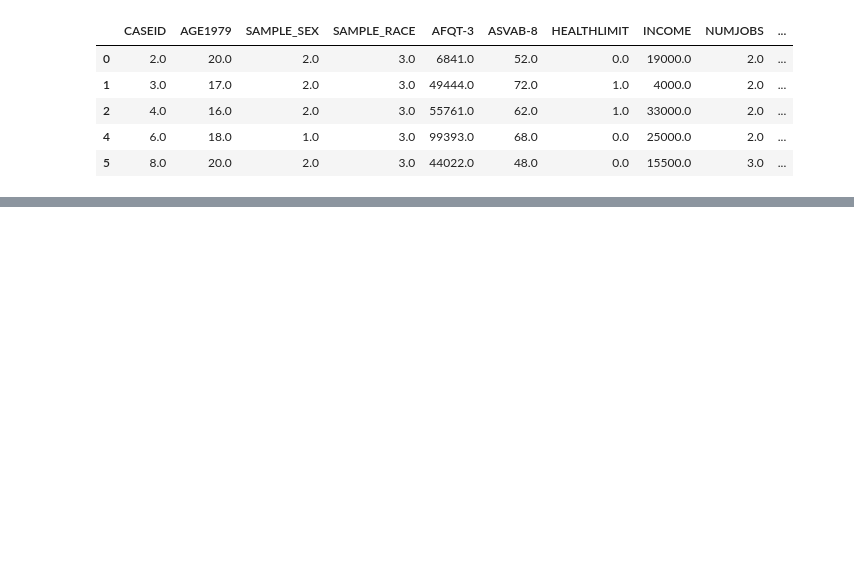
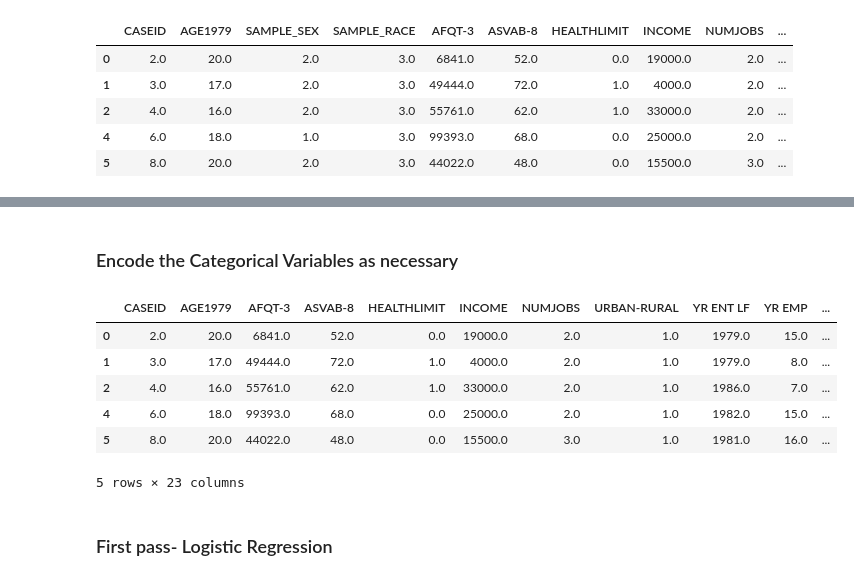
Before and after one commit to laurensedita/4741project, a Jupyter notebook: DescriptiveStats.ipynb, the cells around one changed output, grey strips where cells are left out. Drawn from its saved outputs; the diff is of its cells as text; code cells hidden in the pictures; blank space fills up the shorter version.

```diff
--- a/DescriptiveStats.ipynb
+++ b/DescriptiveStats.ipynb
@@ -157,3 +163,37 @@ sns.heatmap(corr, mask=np.zeros_like(corr, dtype=np.bool), cmap=sns.diverging_pa
+# %% [markdown]
+### Encode the Categorical Variables as necessary
+# %%
+clean_data_dumb = pd.get_dummies(clean_data, prefix='Sex', columns=['SAMPLE_SEX'], drop_first=True)
+clean_data_dumb=clean_data_dumb.rename(columns = {'Sex_1.0':'Male'})
+clean_data_dumb = clean_data_dumb.drop('Sex_2.0', 1)
+# %%
+clean_data_dumb = pd.get_dummies(clean_data_dumb, prefix='Race', columns=['SAMPLE_RACE'], drop_first=True)
+clean_data_dumb=clean_data_dumb.rename(columns = {'Race_3.0':'NBNH'})
+clean_data_dumb=clean_data_dumb.rename(columns = {'Race_2.0':'Black'})
+clean_data_dumb=clean_data_dumb.rename(columns = {'Race_1.0':'Hispanic'})
+# %%
+clean_data_dumb = pd.get_dummies(clean_data_dumb, prefix='Region', columns=['REGION'], drop_first=True)
+clean_data_dumb=clean_data_dumb.rename(columns = {'Region_4.0':'West'})
+clean_data_dumb=clean_data_dumb.rename(columns = {'Region_3.0':'South'})
+clean_data_dumb=clean_data_dumb.rename(columns = {'Region_2.0':'North_Central'})
+clean_data_dumb=clean_data_dumb.rename(columns = {'Region_1.0':'Northeast'})
+# %%
+clean_data_dumb = pd.get_dummies(clean_data_dumb, prefix='Mar', columns=['MARSTAT-COL'], drop_first=True)
+clean_data_dumb=clean_data_dumb.rename(columns = {'Mar_3.0':'Other'})
+clean_data_dumb=clean_data_dumb.rename(columns = {'Mar_2.0':'Married'})
+clean_data_dumb=clean_data_dumb.rename(columns = {'Mar_1.0':'Never_Mar'})
+# %%
+clean_data_dumb.head()
+# %% [output]
+|  | CASEID | AGE1979 | AFQT-3 | ASVAB-8 | HEALTHLIMIT | INCOME | NUMJOBS | URBAN-RURAL | YR ENT LF | YR EMP | ... |
+| 0 | 2.0 | 20.0 | 6841.0 | 52.0 | 0.0 | 19000.0 | 2.0 | 1.0 | 1979.0 | 15.0 | ... |
+| 1 | 3.0 | 17.0 | 49444.0 | 72.0 | 1.0 | 4000.0 | 2.0 | 1.0 | 1979.0 | 8.0 | ... |
+| 2 | 4.0 | 16.0 | 55761.0 | 62.0 | 1.0 | 33000.0 | 2.0 | 1.0 | 1986.0 | 7.0 | ... |
+| 4 | 6.0 | 18.0 | 99393.0 | 68.0 | 0.0 | 25000.0 | 2.0 | 1.0 | 1982.0 | 15.0 | ... |
+| 5 | 8.0 | 20.0 | 44022.0 | 48.0 | 0.0 | 15500.0 | 3.0 | 1.0 | 1981.0 | 16.0 | ... |
+5 rows × 23 columns
+# %% [markdown]
+### First pass- Logistic Regression
 # %%
 #make a chart, then do logistic regression
 import sklearn
```
Also changed, not shown: parts of 34 cells of this notebook, 1 other file.
